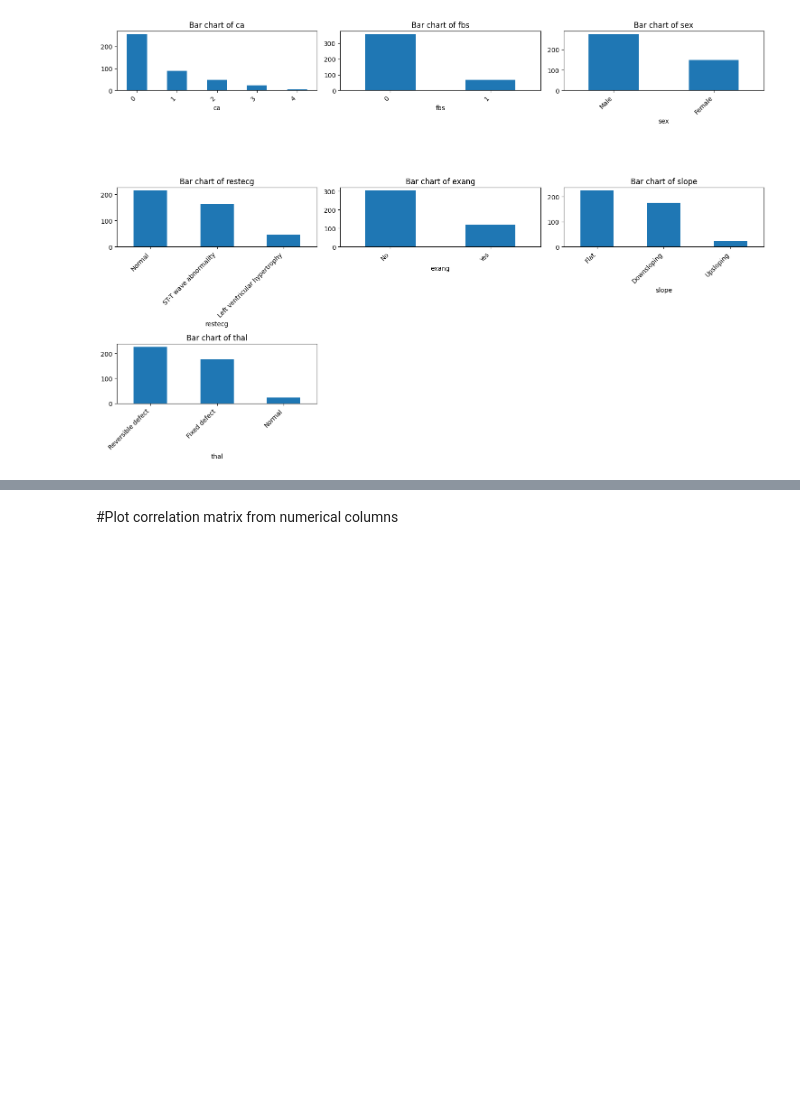
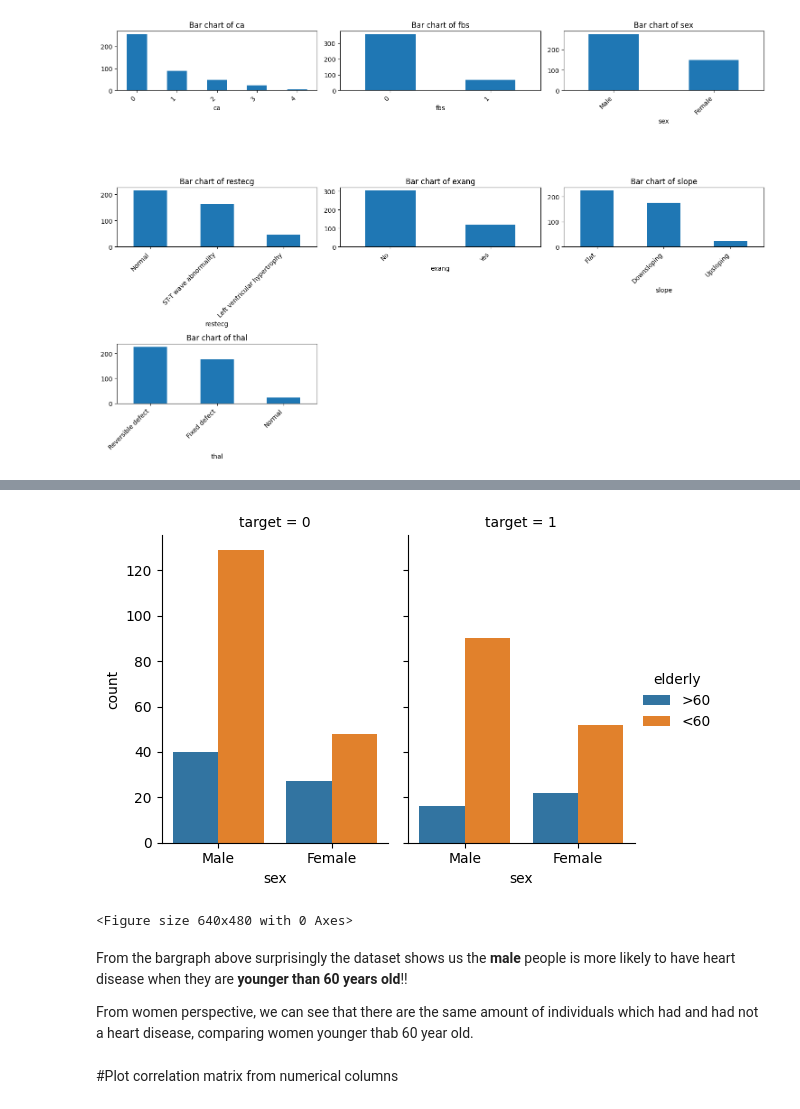
Before and after one commit to TomazFilgueira/UFRN-ML-2025-1, a Jupyter notebook: EDA.ipynb, the cells around one changed output, grey strips where cells are left out. Saved outputs shown, nothing was run; the diff lists cells and outputs as text; code cells hidden in the pictures; blank space fills up the shorter version.

Commit message:
create crosstab with target/sex/age

```diff
--- a/EDA.ipynb
+++ b/EDA.ipynb
@@ -201,0 +208,4 @@ plt.show()
+# %%
+# target vs [sex & age]?
+df_reduced['elderly'] = df_reduced['age'].apply(lambda x: '>60' if x > 60 else '<60')
+print(df_reduced)
@@ -202,3 +240,23 @@ plt.show()
+# %%
+#Plot crosstab plot
+
+%matplotlib inline
+
+g = sns.catplot(x="sex",
+            hue="elderly",
+            col="target",
+            data=df_reduced, kind="count",
+            height=4, aspect=.7)
+plt.show()
+
+plt.savefig("Target_sex_age.png", dpi=100)
+# %% [output]
+[figure, added]
+<Figure size 640x480 with 0 Axes>
+# %% [markdown]
+From the bargraph above surprisingly the dataset shows us the **male** people is more likely to have heart disease when they are **younger than 60 years old**!!
+
+From women perspective, we can see that there are the same amount of individuals which had and had not a heart disease, comparing women younger thab 60 year old.
 # %% [markdown]
 #Plot correlation matrix from numerical columns
 # %%
```
Also changed, not shown: parts of 6 cells of this notebook.
